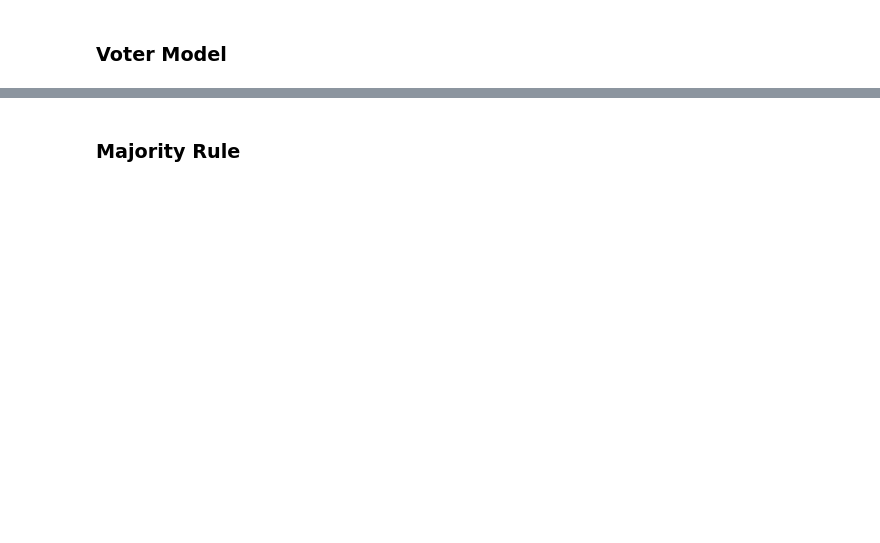
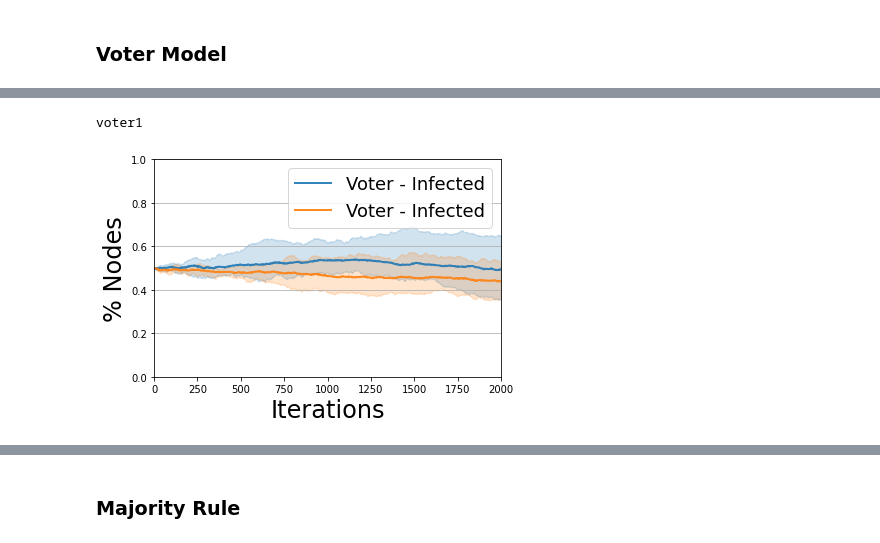
Before and after one commit to Caput97/bookdealer-recommendation-network, a Jupyter notebook: opinion_dynamics.ipynb, the cells around one changed output, grey strips where cells are left out. Cells and saved outputs as stored; diff of their text form; code cells hidden in the pictures; blank space fills up the shorter version.

```diff
--- a/opinion_dynamics.ipynb
+++ b/opinion_dynamics.ipynb
@@ -158,0 +192,40 @@ viz.plot()
+# %%
+def execute_voter_simulation(graph, infected_nodes, executions=EX, iterations=IT, processes=4):
+    # Set model
+    model = op.VoterModel(graph)
+    # Configure model
+    config = mc.Configuration()
+    config.add_model_initial_configuration('Infected', infected_nodes)
+    model.set_initial_status(config)
+    # Simulate multiple executions
+    trends = multi_runs(model, execution_number=executions, iteration_number=iterations, infection_sets=None, nprocesses=processes)
+    return model, trends
+# %%
+for simulation in models[model].keys():
+    # Execute simulation for configuration
+    simulation_result = execute_voter_simulation(graph=G, infected_nodes=models[model][simulation]['nodes'])
+    models[model][simulation]['model'] = simulation_result[0]
+    models[model][simulation]['trends'] = simulation_result[1]
+    # Execute simulation on complete graph for respective configuration
+    simulation_result = execute_voter_simulation(graph=complete, infected_nodes=models[model][simulation]['nodes'])
+    models[model][simulation]['cmp_model'] = simulation_result[0]
+    models[model][simulation]['cmp_trends'] = simulation_result[1]
+# %%
+def visualize_trends(simulation, model_name, save=False):
+    viz = DiffusionTrendComparison([simulation['model'],  simulation['cmp_model']],
+                                   [simulation['trends'], simulation['cmp_trends']])
+    if save:
+        print(f'Saving {model_name}')
+        viz.plot(f'plots/opinion_dynamics/{model_name}.pdf')
+    else:
+        print(model_name)
+        viz.plot()
+# %%
+# convert list to iterator
+iterator_simulations = iter(models[model].keys())
+# %%
+current_model = next(iterator_simulations)
+visualize_trends(models[model][current_model], current_model)
+# %% [output]
+voter1
+[figure, added]
```
Also changed, not shown: parts of 81 cells of this notebook, 12 other files.
